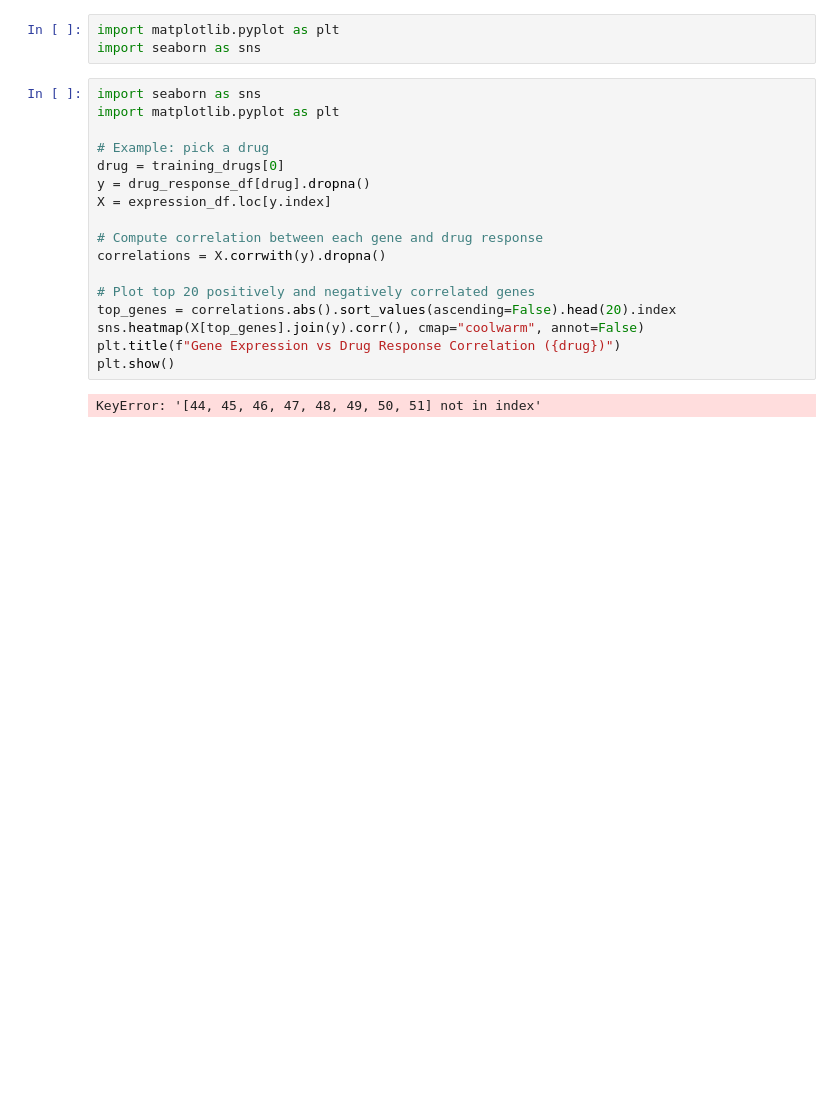
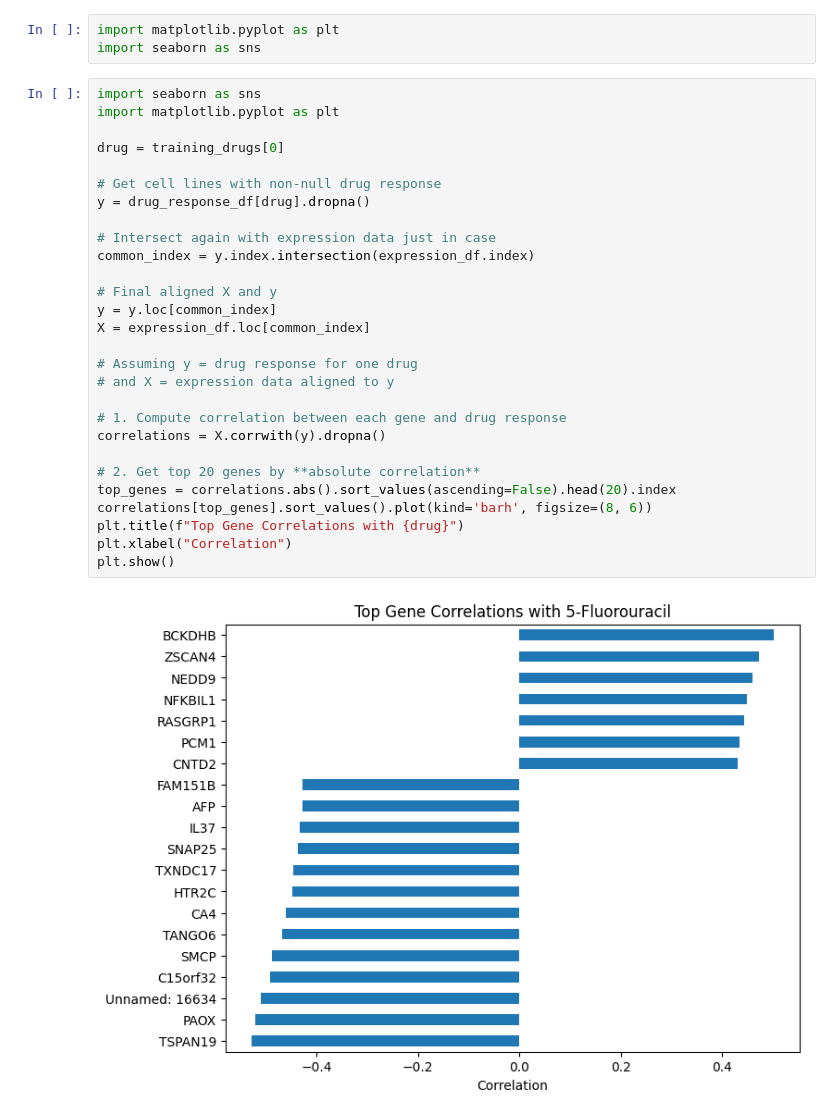
Before and after one commit to arnavisharsh/breast-cancer-response-to-drugs, a Jupyter notebook: notebooks/02_regression_model.ipynb, the cells around one changed output. Saved outputs shown, nothing was run; the diff lists cells and outputs as text; blank space fills up the shorter version.

Commit message:
Creation Of Diagrams
Created a few diagrams

```diff
--- a/notebooks/02_regression_model.ipynb
+++ b/notebooks/02_regression_model.ipynb
@@ -52,19 +52,30 @@ import seaborn as sns
 # %%
 import seaborn as sns
 import matplotlib.pyplot as plt
 
-# Example: pick a drug
 drug = training_drugs[0]
+
+# Get cell lines with non-null drug response
 y = drug_response_df[drug].dropna()
-X = expression_df.loc[y.index]
 
-# Compute correlation between each gene and drug response
+# Intersect again with expression data just in case
+common_index = y.index.intersection(expression_df.index)
+
+# Final aligned X and y
+y = y.loc[common_index]
+X = expression_df.loc[common_index]
+
+# Assuming y = drug response for one drug
+# and X = expression data aligned to y
+
+# 1. Compute correlation between each gene and drug response
 correlations = X.corrwith(y).dropna()
 
-# Plot top 20 positively and negatively correlated genes
+# 2. Get top 20 genes by **absolute correlation**
 top_genes = correlations.abs().sort_values(ascending=False).head(20).index
-sns.heatmap(X[top_genes].join(y).corr(), cmap="coolwarm", annot=False)
-plt.title(f"Gene Expression vs Drug Response Correlation ({drug})")
+correlations[top_genes].sort_values().plot(kind='barh', figsize=(8, 6))
+plt.title(f"Top Gene Correlations with {drug}")
+plt.xlabel("Correlation")
 plt.show()
 # %% [output]
-KeyError: '[44, 45, 46, 47, 48, 49, 50, 51] not in index'
+[figure, added]
```
Also changed, not shown: parts of 2 cells of this notebook.
